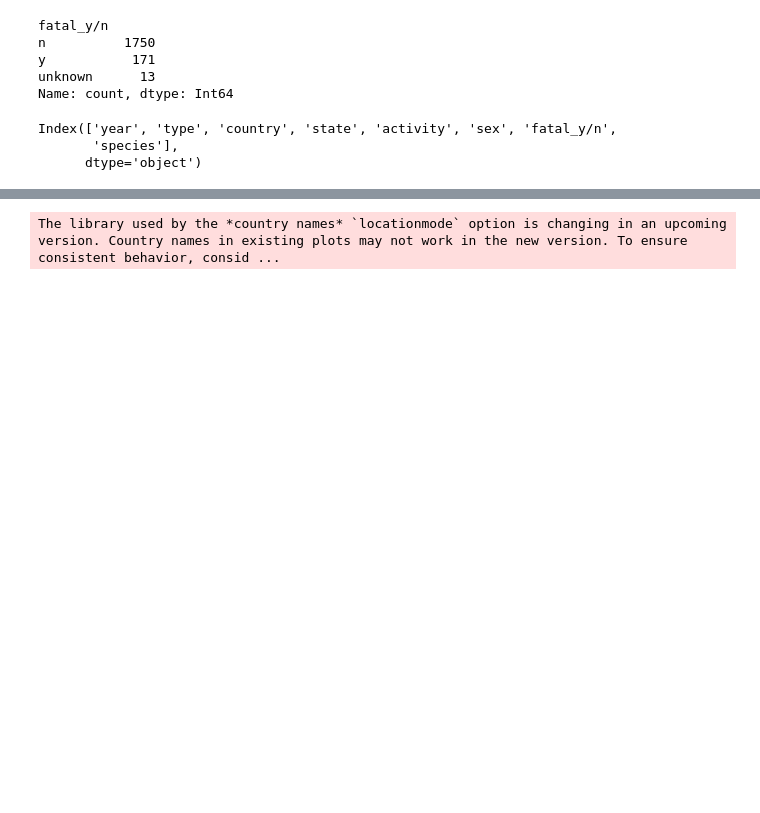
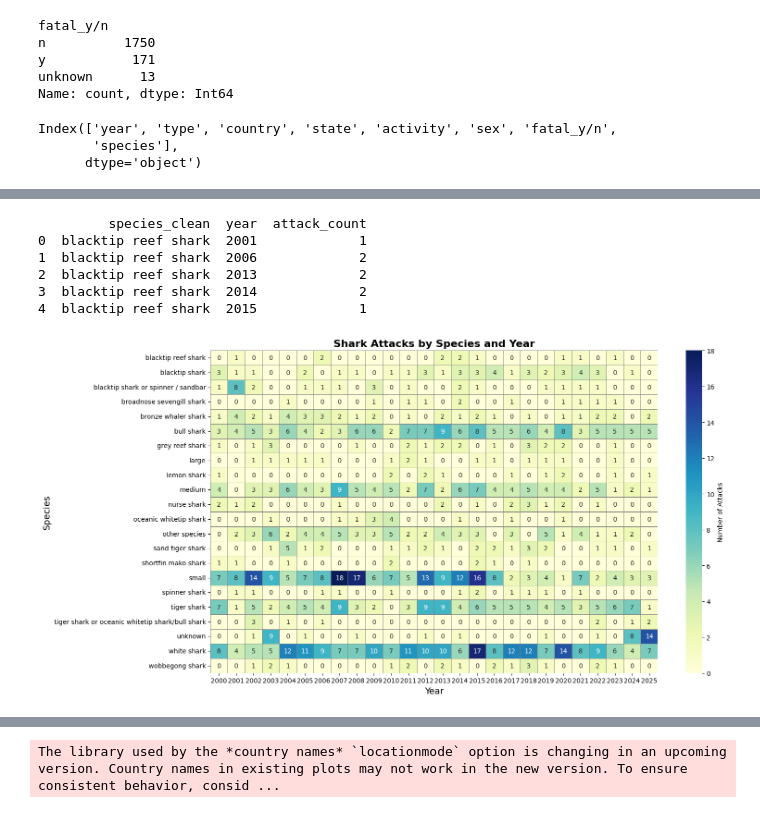
Before and after one commit to marlene-alcobendas/Project2_SharkAttack, a Jupyter notebook: Project2_SharkAttacksInvestigation.ipynb, the cells around one changed output, grey strips where cells are left out. Cells and saved outputs as stored; diff of their text form; code cells hidden in the pictures; blank space fills up the shorter version.

```diff
--- a/Project2_SharkAttacksInvestigation.ipynb
+++ b/Project2_SharkAttacksInvestigation.ipynb
@@ -177,6 +179,9 @@ shark_df['year'] = (
 shark_df['year'] = pd.to_numeric(shark_df['year'])
 shark_df = shark_df.loc[(shark_df['year'] >= 2000) & (shark_df['year'] <= 2025)] #filtramos los años sujetos a estudio
 
+#convertimos de nuevo a string para evitar problemas en futuros análisis
+shark_df['year'] = shark_df['year'].astype(int).astype(str)
+
 #CHECK FILTRO 1
 print('Post filtro quedan:', shark_df['year'].shape , "valores")
 print('Post filtro quedan:', shark_df['type'].shape , "valores")
@@ -1297,0 +2375,8 @@ Index(['year', 'type', 'country', 'state', 'activity', 'sex', 'fatal_y/n',
+# %%
+# 35. blind shark spp. or sandbar shark
+species_mapping = {
+    "60 cm [23.6\"] blind or brown shark": "blind shark spp. or sandbar shark",
+}
+shark_df["species_clean"] = shark_df["species_clean"].replace(species_mapping)
+shark_df_filtered = shark_df[shark_df["species_clean"] == "blind shark spp. or sandbar shark"]
+print(shark_df_filtered[["species", "species_clean"]].head())
@@ -1297,0 +2909,42 @@ Index(['year', 'type', 'country', 'state', 'activity', 'sex', 'fatal_y/n',
+# %%
+# Bivariate - Aggregate: count attacks per species per year
+bivariate_summary = (
+    shark_df.groupby(['species_clean', 'year'])
+    .size()
+    .reset_index(name='attack_count')
+)
+
+print(bivariate_summary.head())
+# %% [output]
+         species_clean  year  attack_count
+0  blacktip reef shark  2001             1
+1  blacktip reef shark  2006             2
+2  blacktip reef shark  2013             2
+3  blacktip reef shark  2014             2
+4  blacktip reef shark  2015             1
+# %%
+heatmap_data = bivariate_summary.pivot(
+    index='species_clean',
+    columns='year',
+    values='attack_count'
+).fillna(0)  # missing combinations → 0 attacks
+
+plt.figure(figsize=(16, 8))
+sns.heatmap(
+    heatmap_data,
+    annot=True,       # show counts in cells
+    fmt='g',          # general number format
+    cmap='YlGnBu',    # color palette
+    linewidths=.5,
+    linecolor='gray',
+    cbar_kws={'label': 'Number of Attacks'}
+)
+
+plt.title('Shark Attacks by Species and Year', fontsize=16, fontweight='bold')
+plt.xlabel('Year', fontsize=14)
+plt.ylabel('Species', fontsize=14)
+plt.yticks(rotation=0)
+plt.tight_layout()
+plt.show()
+# %% [output]
+[figure, added]
```
Also changed, not shown: parts of 71 cells of this notebook, 4 other files.
